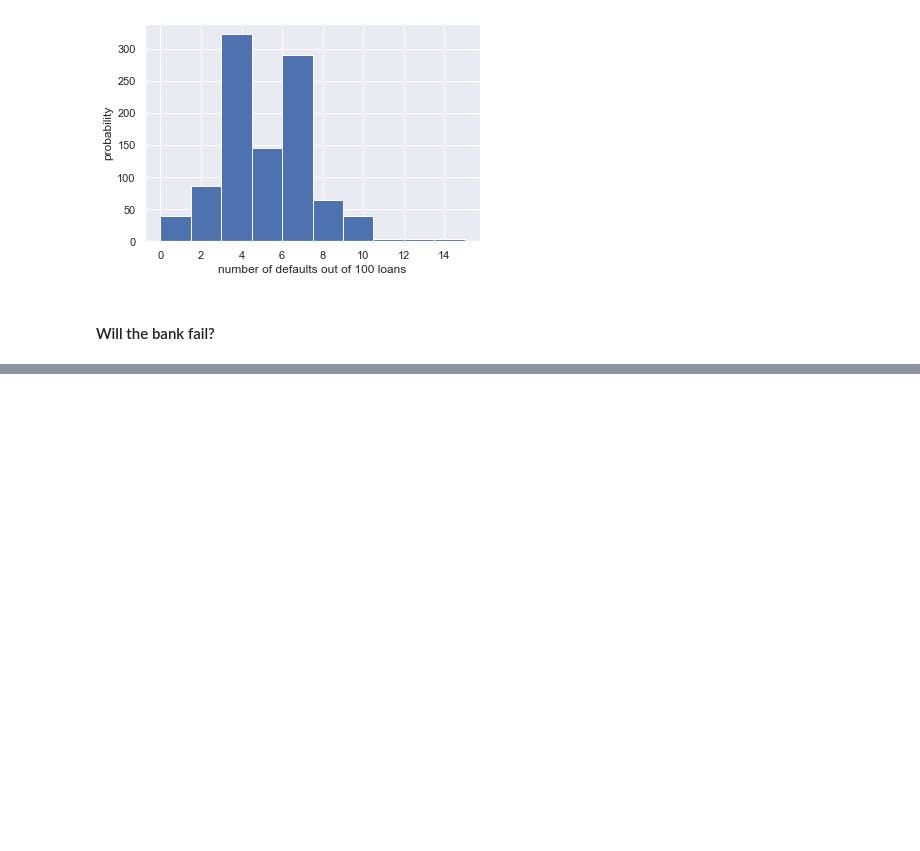
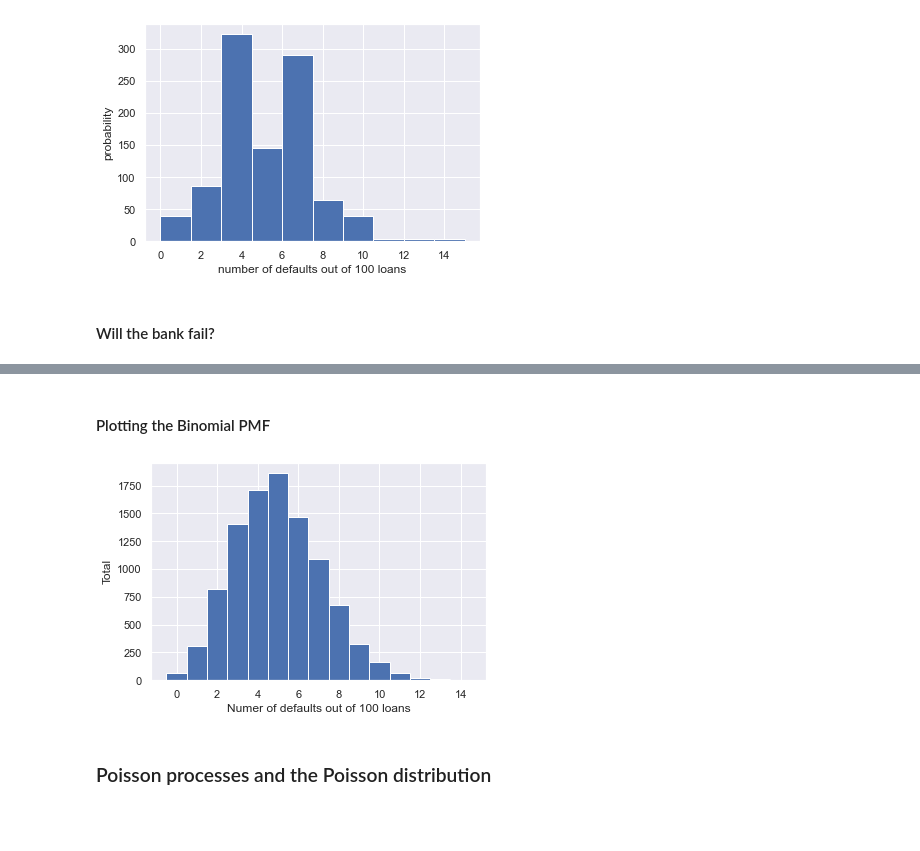
Before and after one commit to CrMatt9/DataScientistFormation, a Jupyter notebook: PythonDataCamp/Statistical Thinking in Python (Part 1).ipynb, the cells around one changed output, grey strips where cells are left out. Cells and saved outputs as stored; diff of their text form; code cells hidden in the pictures; blank space fills up the shorter version.

```diff
--- a/PythonDataCamp/Statistical Thinking in Python (Part 1).ipynb
+++ b/PythonDataCamp/Statistical Thinking in Python (Part 1).ipynb
@@ -388,0 +430,22 @@ plt.show()
+# %% [markdown]
+#### Plotting the Binomial PMF
+# %%
+# Compute bin edges: bins
+bins = np.arange(0, max(n_defaults) + 2) - 0.5
+
+# Generate histogram
+plt.hist(n_defaults, bins=bins)
+
+# Label axes
+plt.xlabel('Numer of defaults out of 100 loans')
+plt.ylabel('Total')
+
+
+# Show the plot
+plt.show()
+# %% [output]
+[figure, added]
+# %% [markdown]
+### Poisson processes and the Poisson distribution
+# %% [markdown]
+####
```
Also changed, not shown: parts of 3 cells of this notebook, 1 other file.
